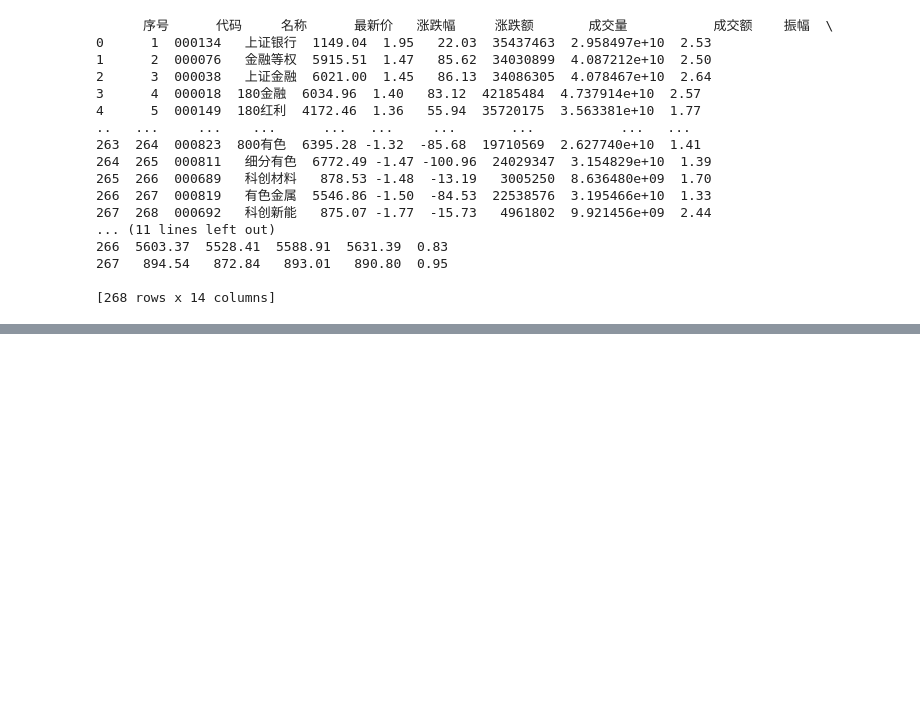
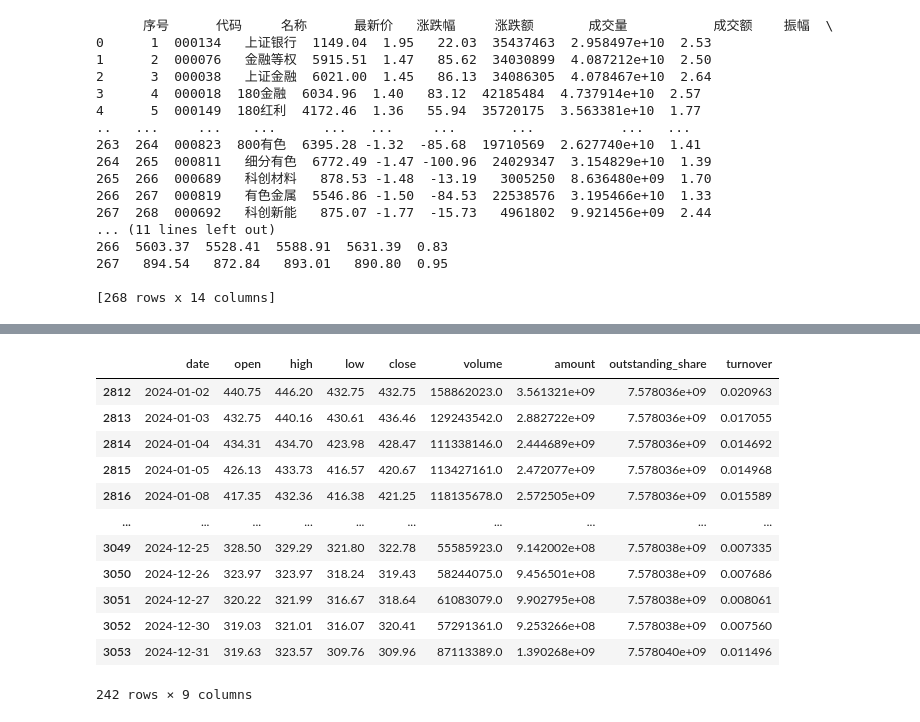
Before and after one commit to xietiany/quant, a Jupyter notebook: EngineDemo.ipynb, the cells around one changed output, grey strips where cells are left out. Saved outputs shown, nothing was run; the diff lists cells and outputs as text; code cells hidden in the pictures; blank space fills up the shorter version.

```diff
--- a/EngineDemo.ipynb
+++ b/EngineDemo.ipynb
@@ -299,0 +421,16 @@ print(stock_zh_index_spot_em_df)
+# %%
+longji[(longji["date"].astype(str) >= "2024-01-01") & (longji["date"].astype(str) <= "2024-12-31")]
+# %% [output]
+|  | date | open | high | low | close | volume | amount | outstanding_share | turnover |
+| 2812 | 2024-01-02 | 440.75 | 446.20 | 432.75 | 432.75 | 158862023.0 | 3.561321e+09 | 7.578036e+09 | 0.020963 |
+| 2813 | 2024-01-03 | 432.75 | 440.16 | 430.61 | 436.46 | 129243542.0 | 2.882722e+09 | 7.578036e+09 | 0.017055 |
+| 2814 | 2024-01-04 | 434.31 | 434.70 | 423.98 | 428.47 | 111338146.0 | 2.444689e+09 | 7.578036e+09 | 0.014692 |
+| 2815 | 2024-01-05 | 426.13 | 433.73 | 416.57 | 420.67 | 113427161.0 | 2.472077e+09 | 7.578036e+09 | 0.014968 |
+| 2816 | 2024-01-08 | 417.35 | 432.36 | 416.38 | 421.25 | 118135678.0 | 2.572505e+09 | 7.578036e+09 | 0.015589 |
+| ... | ... | ... | ... | ... | ... | ... | ... | ... | ... |
+| 3049 | 2024-12-25 | 328.50 | 329.29 | 321.80 | 322.78 | 55585923.0 | 9.142002e+08 | 7.578038e+09 | 0.007335 |
+| 3050 | 2024-12-26 | 323.97 | 323.97 | 318.24 | 319.43 | 58244075.0 | 9.456501e+08 | 7.578038e+09 | 0.007686 |
+| 3051 | 2024-12-27 | 320.22 | 321.99 | 316.67 | 318.64 | 61083079.0 | 9.902795e+08 | 7.578038e+09 | 0.008061 |
+| 3052 | 2024-12-30 | 319.03 | 321.01 | 316.07 | 320.41 | 57291361.0 | 9.253266e+08 | 7.578038e+09 | 0.007560 |
+| 3053 | 2024-12-31 | 319.63 | 323.57 | 309.76 | 309.96 | 87113389.0 | 1.390268e+09 | 7.578040e+09 | 0.011496 |
+242 rows × 9 columns
```
Also changed, not shown: parts of 21 cells of this notebook, 10 other files.
